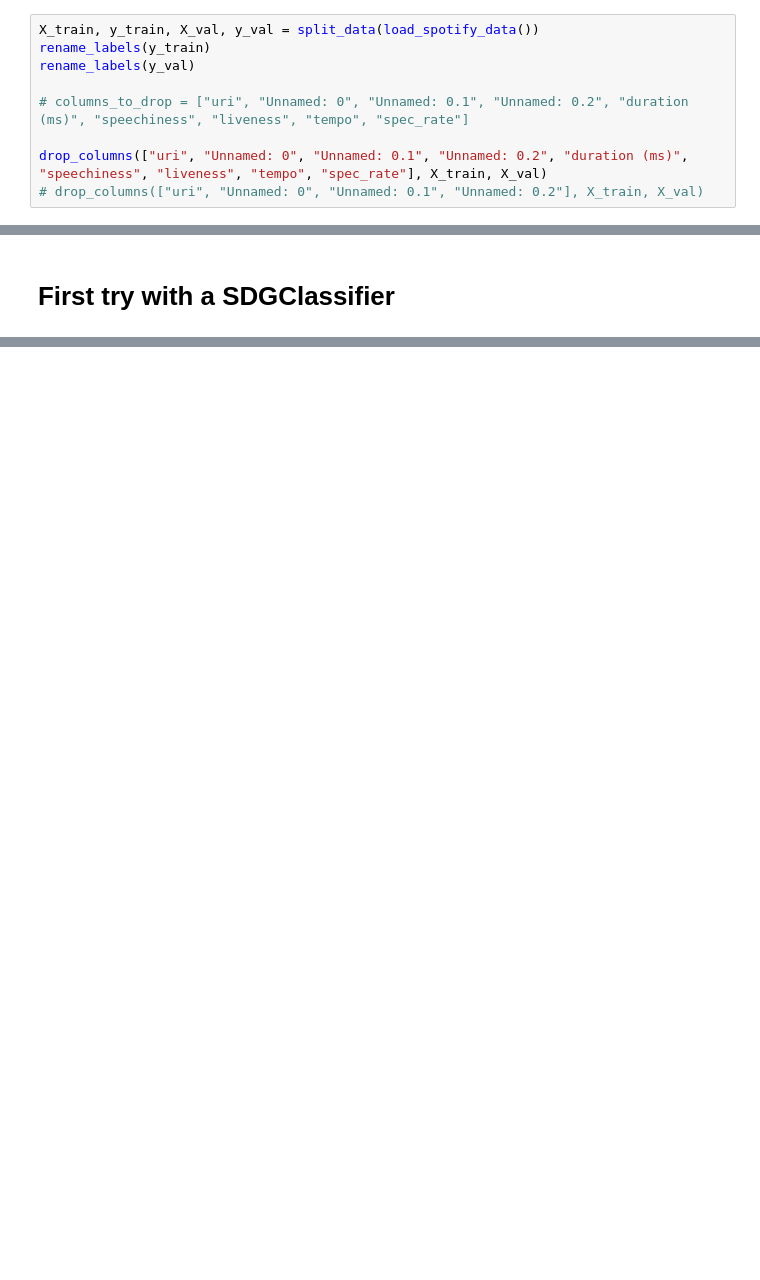
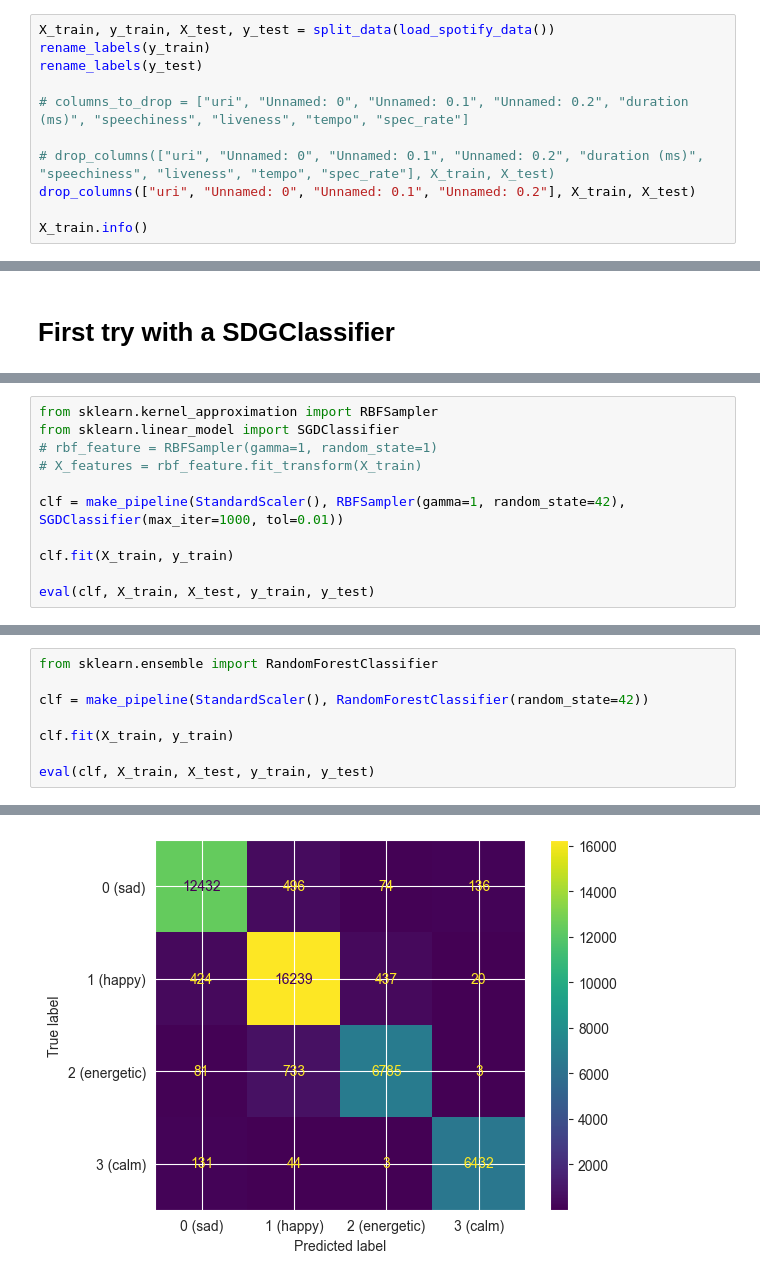
Before and after one commit to mr-perseus/ML-hacking-day, a Jupyter notebook: part-2-ml.ipynb, the cells around one changed output, grey strips where cells are left out. Saved outputs shown, nothing was run; the diff lists cells and outputs as text; blank space fills up the shorter version.

```diff
--- a/part-2-ml.ipynb
+++ b/part-2-ml.ipynb
@@ -42,11 +62,13 @@ def drop_columns(cols_to_drop, df_train, df_val):
 # %% [markdown]
 # Load the data and split it
 # %%
-X_train, y_train, X_val, y_val = split_data(load_spotify_data())
+X_train, y_train, X_test, y_test = split_data(load_spotify_data())
 rename_labels(y_train)
-rename_labels(y_val)
+rename_labels(y_test)
 
 # columns_to_drop = ["uri", "Unnamed: 0", "Unnamed: 0.1", "Unnamed: 0.2", "duration (ms)", "speechiness", "liveness", "tempo", "spec_rate"]
 
-drop_columns(["uri", "Unnamed: 0", "Unnamed: 0.1", "Unnamed: 0.2", "duration (ms)", "speechiness", "liveness", "tempo", "spec_rate"], X_train, X_val)
-# drop_columns(["uri", "Unnamed: 0", "Unnamed: 0.1", "Unnamed: 0.2"], X_train, X_val)
+# drop_columns(["uri", "Unnamed: 0", "Unnamed: 0.1", "Unnamed: 0.2", "duration (ms)", "speechiness", "liveness", "tempo", "spec_rate"], X_train, X_test)
+drop_columns(["uri", "Unnamed: 0", "Unnamed: 0.1", "Unnamed: 0.2"], X_train, X_test)
+
+X_train.info()
@@ -82,0 +206,11 @@ TEST
+# %%
+from sklearn.kernel_approximation import RBFSampler
+from sklearn.linear_model import SGDClassifier
+# rbf_feature = RBFSampler(gamma=1, random_state=1)
+# X_features = rbf_feature.fit_transform(X_train)
+
+clf = make_pipeline(StandardScaler(), RBFSampler(gamma=1, random_state=42), SGDClassifier(max_iter=1000, tol=0.01))
+
+clf.fit(X_train, y_train)
+
+eval(clf, X_train, X_test, y_train, y_test)
@@ -82,0 +237,9 @@ TEST
+# %%
+from sklearn.ensemble import RandomForestClassifier
+
+clf = make_pipeline(StandardScaler(), RandomForestClassifier(random_state=42))
+
+clf.fit(X_train, y_train)
+
+eval(clf, X_train, X_test, y_train, y_test)
+# %% [output]
@@ -82,0 +261 @@ TEST
+[figure, added]
```
Also changed, not shown: parts of 16 cells of this notebook.
